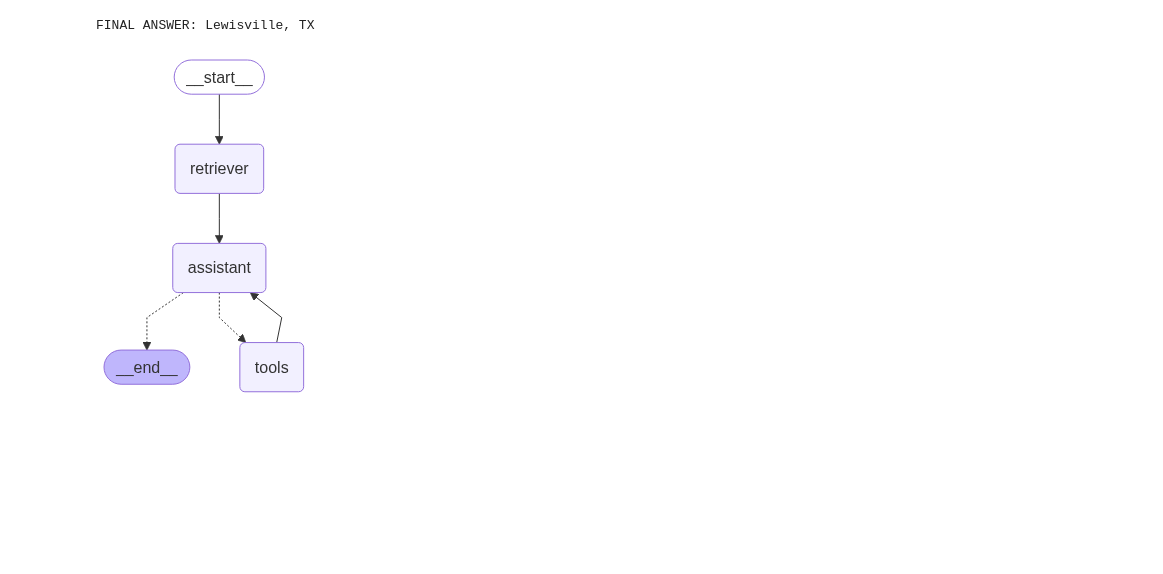
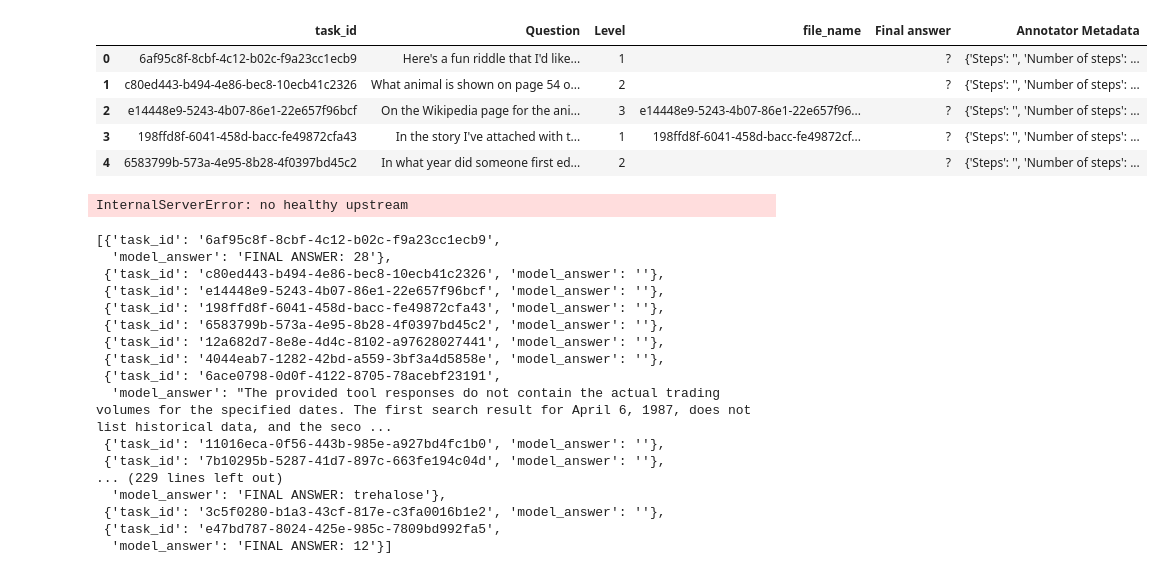
Before and after one commit to Jerryson520/agent, a Jupyter notebook: Explorations/eval.ipynb, the cells around one changed output. Saved outputs shown, nothing was run; the diff lists cells and outputs as text; code cells hidden in the pictures; blank space fills up the shorter version.

```diff
--- a/Explorations/eval.ipynb
+++ b/Explorations/eval.ipynb
@@ -36,9 +0,0 @@ output = graph.invoke(
-# %%
-print(output['messages'][-1].content)
-# %% [output]
-FINAL ANSWER: Lewisville, TX
-# %%
-from IPython.display import Image, display
-display(Image(graph.get_graph().draw_mermaid_png()))
-# %% [output]
-[figure, removed]
@@ -44,0 +14,13 @@ display(Image(graph.get_graph().draw_mermaid_png()))
+# %%
+with open(os.path.join(root, "data/2023/test/metadata.jsonl"), 'r') as f:
+    lines = [json.loads(line) for line in f]
+# %%
+df = pd.DataFrame(lines)
+df.head()
+# %% [output]
+|  | task_id | Question | Level | file_name | Final answer | Annotator Metadata |
+| 0 | 6af95c8f-8cbf-4c12-b02c-f9a23cc1ecb9 | Here's a fun riddle that I'd like... | 1 |  | ? | {'Steps': '', 'Number of steps': ... |
+| 1 | c80ed443-b494-4e86-bec8-10ecb41c2326 | What animal is shown on page 54 o... | 2 |  | ? | {'Steps': '', 'Number of steps': ... |
+| 2 | e14448e9-5243-4b07-86e1-22e657f96bcf | On the Wikipedia page for the ani... | 3 | e14448e9-5243-4b07-86e1-22e657f96... | ? | {'Steps': '', 'Number of steps': ... |
+| 3 | 198ffd8f-6041-458d-bacc-fe49872cfa43 | In the story I've attached with t... | 1 | 198ffd8f-6041-458d-bacc-fe49872cf... | ? | {'Steps': '', 'Number of steps': ... |
+| 4 | 6583799b-573a-4e95-8b28-4f0397bd45c2 | In what year did someone first ed... | 2 |  | ? | {'Steps': '', 'Number of steps': ... |
@@ -44,0 +29,31 @@ display(Image(graph.get_graph().draw_mermaid_png()))
+# %%
+res = []
+for _, data in tqdm(df.iterrows(), total=len(df)):
+    task_id = data['task_id']
+    question = data['Question']
+    messages = [HumanMessage(content=question)]
+    model_answer = graph.invoke({"messages": messages})["messages"][-1].content
+    d = {"task_id": task_id, "model_answer": model_answer}
+    res.append(d)
+# %% [output]
+InternalServerError: no healthy upstream
+# %%
+res
+# %% [output]
+[{'task_id': '6af95c8f-8cbf-4c12-b02c-f9a23cc1ecb9',
+  'model_answer': 'FINAL ANSWER: 28'},
+ {'task_id': 'c80ed443-b494-4e86-bec8-10ecb41c2326', 'model_answer': ''},
+ {'task_id': 'e14448e9-5243-4b07-86e1-22e657f96bcf', 'model_answer': ''},
+ {'task_id': '198ffd8f-6041-458d-bacc-fe49872cfa43', 'model_answer': ''},
+ {'task_id': '6583799b-573a-4e95-8b28-4f0397bd45c2', 'model_answer': ''},
+ {'task_id': '12a682d7-8e8e-4d4c-8102-a97628027441', 'model_answer': ''},
+ {'task_id': '4044eab7-1282-42bd-a559-3bf3a4d5858e', 'model_answer': ''},
+ {'task_id': '6ace0798-0d0f-4122-8705-78acebf23191',
+  'model_answer': "The provided tool responses do not contain the actual trading volumes for the specified dates. The first search result for April 6, 1987, does not list historical data, and the seco ...
+ {'task_id': '11016eca-0f56-443b-985e-a927bd4fc1b0', 'model_answer': ''},
+ {'task_id': '7b10295b-5287-41d7-897c-663fe194c04d', 'model_answer': ''},
+... (229 lines left out)
+  'model_answer': 'FINAL ANSWER: trehalose'},
+ {'task_id': '3c5f0280-b1a3-43cf-817e-c3fa0016b1e2', 'model_answer': ''},
+ {'task_id': 'e47bd787-8024-425e-985c-7809bd992fa5',
+  'model_answer': 'FINAL ANSWER: 12'}]
```
Also changed, not shown: parts of 11 cells of this notebook, 3 other files.
